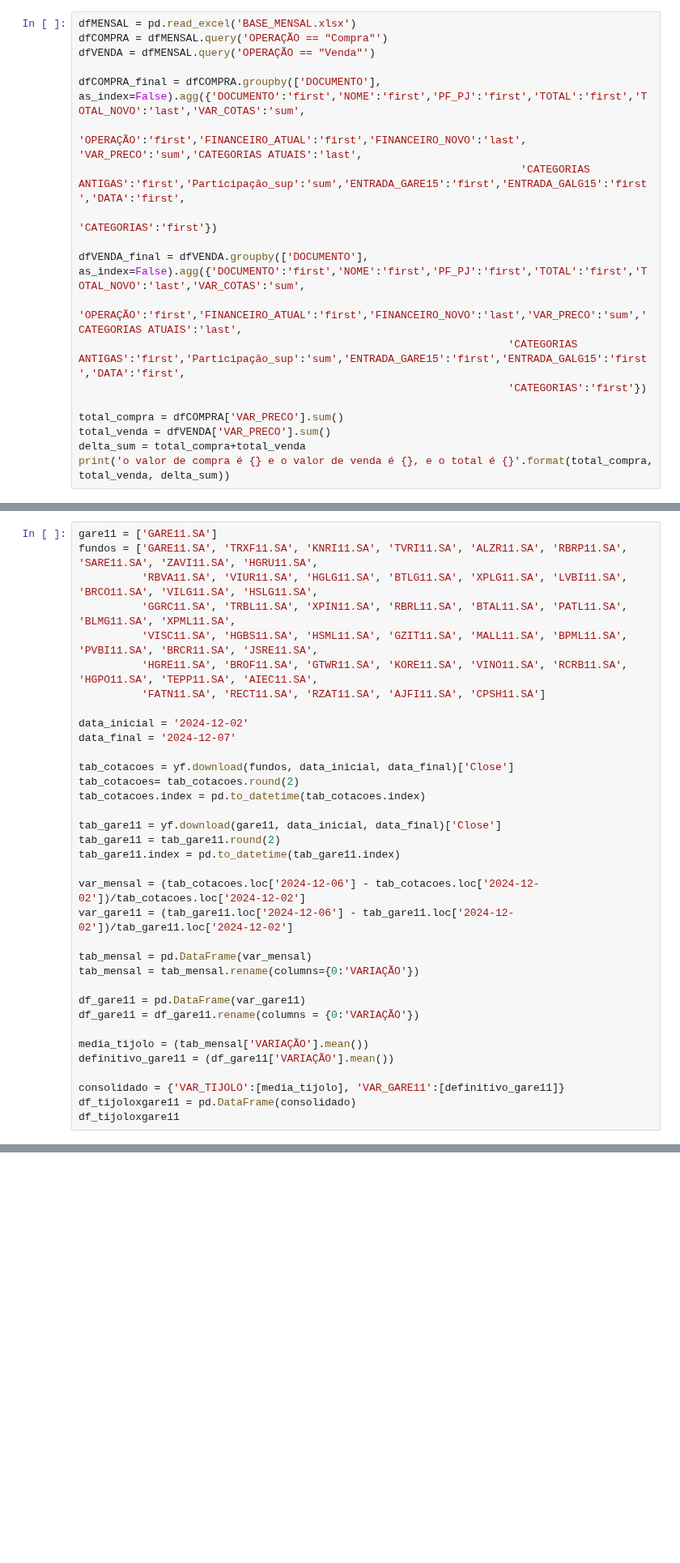
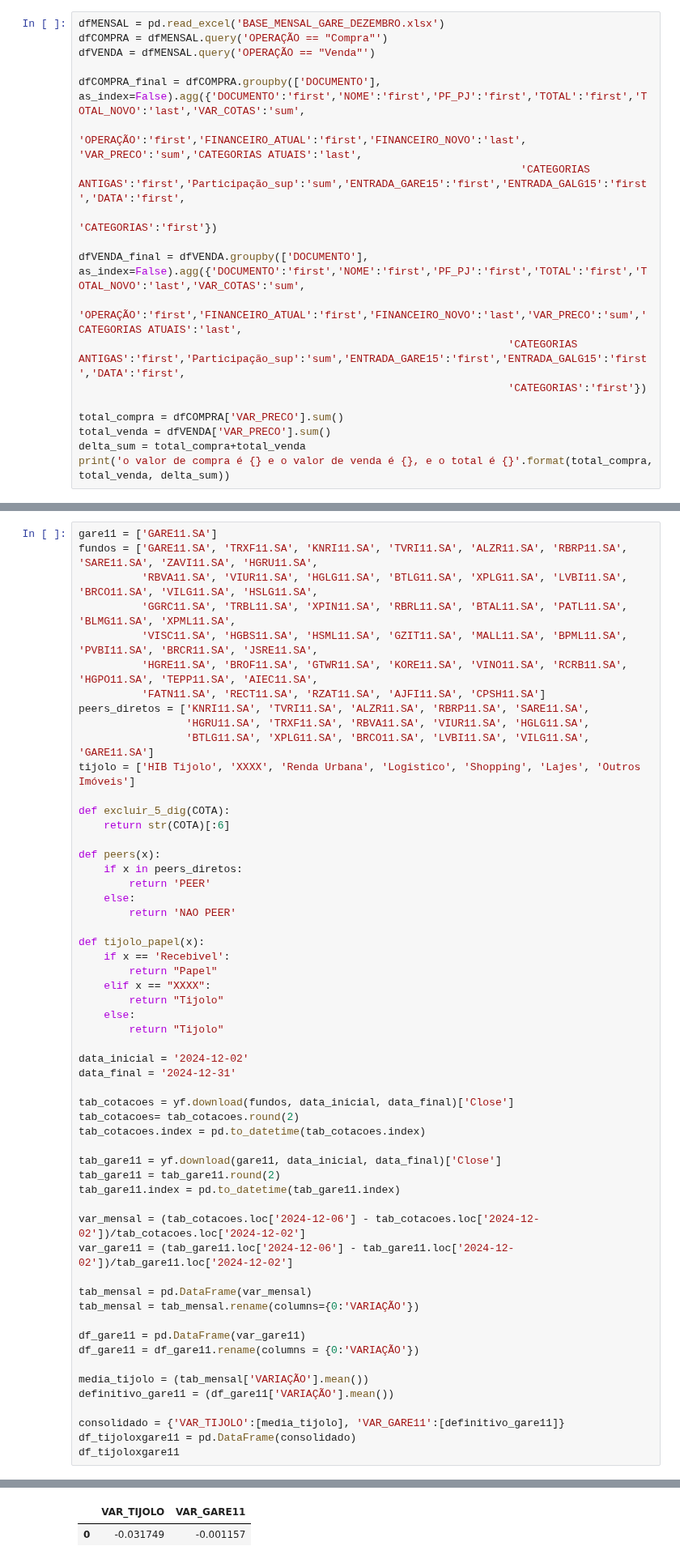
Before and after one commit to LucasFranco-guardian/Relat-rios-Passivo, a Jupyter notebook: MENSAL.ipynb, the cells around one changed output, grey strips where cells are left out. Shown at 81% size. Saved outputs shown, nothing was run; the diff lists cells and outputs as text; blank space fills up the shorter version.

```diff
--- a/MENSAL.ipynb
+++ b/MENSAL.ipynb
@@ -12,7 +12,7 @@ import openpyxl
 import setuptools
 import pandas_datareader as pdr
 # %%
-dfMENSAL = pd.read_excel('BASE_MENSAL.xlsx')
+dfMENSAL = pd.read_excel('BASE_MENSAL_GARE_DEZEMBRO.xlsx')
 dfCOMPRA = dfMENSAL.query('OPERAÇÃO == "Compra"')
 dfVENDA = dfMENSAL.query('OPERAÇÃO == "Venda"')
 
@@ -301,9 +372,30 @@ fundos = ['GARE11.SA', 'TRXF11.SA', 'KNRI11.SA', 'TVRI11.SA', 'ALZR11.SA', 'RBRP
           'VISC11.SA', 'HGBS11.SA', 'HSML11.SA', 'GZIT11.SA', 'MALL11.SA', 'BPML11.SA', 'PVBI11.SA', 'BRCR11.SA', 'JSRE11.SA',
           'HGRE11.SA', 'BROF11.SA', 'GTWR11.SA', 'KORE11.SA', 'VINO11.SA', 'RCRB11.SA', 'HGPO11.SA', 'TEPP11.SA', 'AIEC11.SA',
           'FATN11.SA', 'RECT11.SA', 'RZAT11.SA', 'AJFI11.SA', 'CPSH11.SA']
+peers_diretos = ['KNRI11.SA', 'TVRI11.SA', 'ALZR11.SA', 'RBRP11.SA', 'SARE11.SA',
+                 'HGRU11.SA', 'TRXF11.SA', 'RBVA11.SA', 'VIUR11.SA', 'HGLG11.SA',
+                 'BTLG11.SA', 'XPLG11.SA', 'BRCO11.SA', 'LVBI11.SA', 'VILG11.SA', 'GARE11.SA']
+tijolo = ['HIB Tijolo', 'XXXX', 'Renda Urbana', 'Logistico', 'Shopping', 'Lajes', 'Outros Imóveis']
+
+def excluir_5_dig(COTA):
+    return str(COTA)[:6]
+
+def peers(x):
+    if x in peers_diretos:
+        return 'PEER'
+    else:
+        return 'NAO PEER'
+
+def tijolo_papel(x):
+    if x == 'Recebivel':
+        return "Papel"
+    elif x == "XXXX":
+        return "Tijolo"
+    else:
+        return "Tijolo"
 
 data_inicial = '2024-12-02'
-data_final = '2024-12-07'
+data_final = '2024-12-31'
 
 tab_cotacoes = yf.download(fundos, data_inicial, data_final)['Close']
 tab_cotacoes= tab_cotacoes.round(2)
@@ -328,3 +420,4 @@ definitivo_gare11 = (df_gare11['VARIAÇÃO'].mean())
 consolidado = {'VAR_TIJOLO':[media_tijolo], 'VAR_GARE11':[definitivo_gare11]}
 df_tijoloxgare11 = pd.DataFrame(consolidado)
 df_tijoloxgare11
+# %% [output]
@@ -330,0 +426,2 @@ df_tijoloxgare11
+|  | VAR_TIJOLO | VAR_GARE11 |
+| 0 | -0.031749 | -0.001157 |
```
Also changed, not shown: parts of 12 cells of this notebook.
